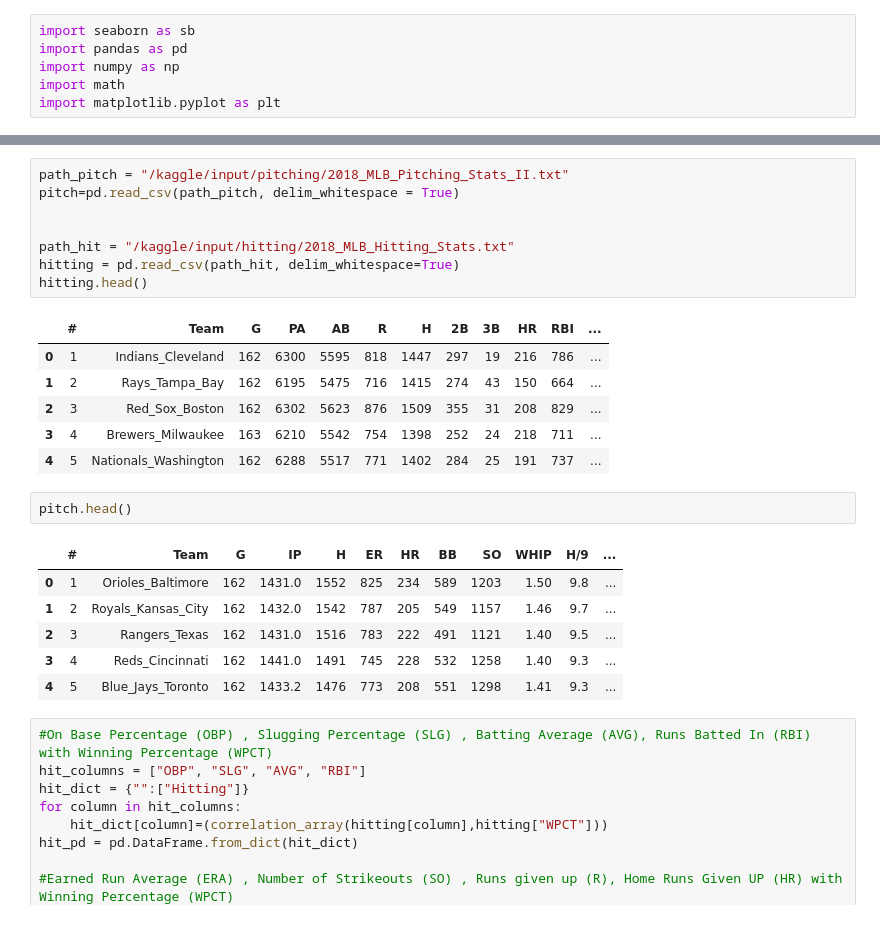
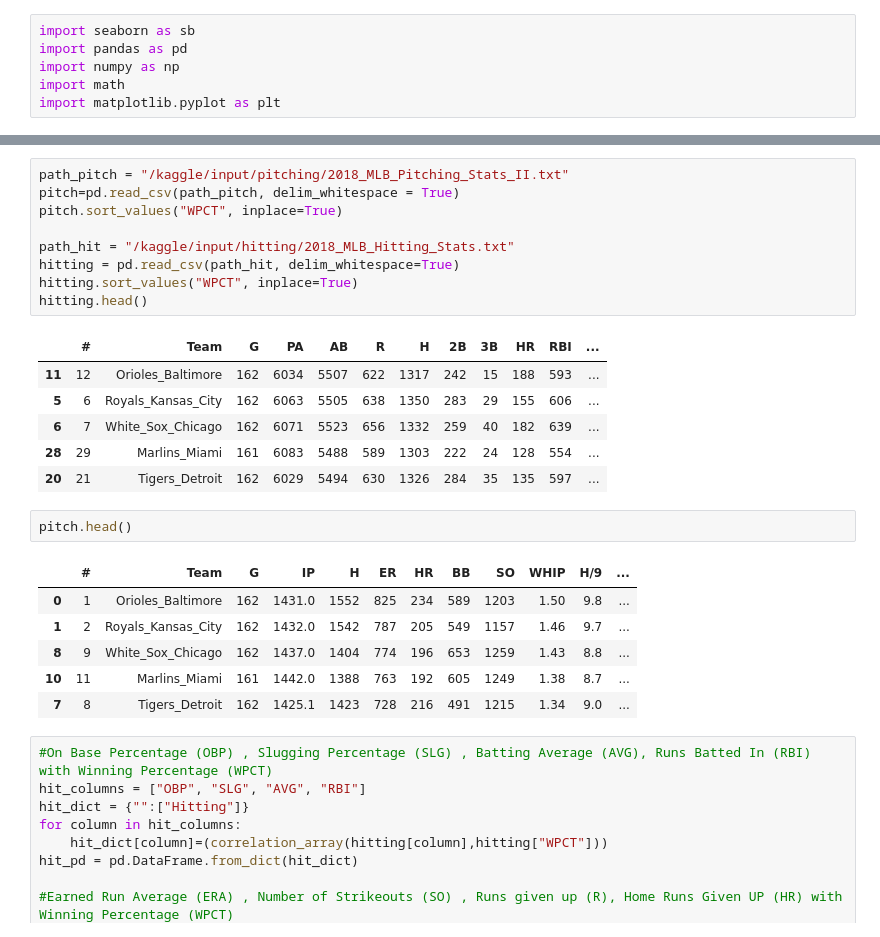
Before and after one commit to BriA827/data_analysis, a Jupyter notebook: moneyball.ipynb, the cells around one changed output, grey strips where cells are left out. Saved outputs shown, nothing was run; the diff lists cells and outputs as text.

```diff
--- a/moneyball.ipynb
+++ b/moneyball.ipynb
@@ -155,27 +156,28 @@ def old_vs_new_plot(x, y, x_title, y_title, confidence):
 # %%
 path_pitch = "/kaggle/input/pitching/2018_MLB_Pitching_Stats_II.txt"
 pitch=pd.read_csv(path_pitch, delim_whitespace = True)
-
+pitch.sort_values("WPCT", inplace=True)
 
 path_hit = "/kaggle/input/hitting/2018_MLB_Hitting_Stats.txt"
 hitting = pd.read_csv(path_hit, delim_whitespace=True)
+hitting.sort_values("WPCT", inplace=True)
 hitting.head()
 # %% [output]
 |  | # | Team | G | PA | AB | R | H | 2B | 3B | HR | RBI | ... |
-| 0 | 1 | Indians_Cleveland | 162 | 6300 | 5595 | 818 | 1447 | 297 | 19 | 216 | 786 | ... |
-| 1 | 2 | Rays_Tampa_Bay | 162 | 6195 | 5475 | 716 | 1415 | 274 | 43 | 150 | 664 | ... |
-| 2 | 3 | Red_Sox_Boston | 162 | 6302 | 5623 | 876 | 1509 | 355 | 31 | 208 | 829 | ... |
-| 3 | 4 | Brewers_Milwaukee | 163 | 6210 | 5542 | 754 | 1398 | 252 | 24 | 218 | 711 | ... |
-| 4 | 5 | Nationals_Washington | 162 | 6288 | 5517 | 771 | 1402 | 284 | 25 | 191 | 737 | ... |
+| 11 | 12 | Orioles_Baltimore | 162 | 6034 | 5507 | 622 | 1317 | 242 | 15 | 188 | 593 | ... |
+| 5 | 6 | Royals_Kansas_City | 162 | 6063 | 5505 | 638 | 1350 | 283 | 29 | 155 | 606 | ... |
+| 6 | 7 | White_Sox_Chicago | 162 | 6071 | 5523 | 656 | 1332 | 259 | 40 | 182 | 639 | ... |
+| 28 | 29 | Marlins_Miami | 161 | 6083 | 5488 | 589 | 1303 | 222 | 24 | 128 | 554 | ... |
+| 20 | 21 | Tigers_Detroit | 162 | 6029 | 5494 | 630 | 1326 | 284 | 35 | 135 | 597 | ... |
 # %%
 pitch.head()
 # %% [output]
 |  | # | Team | G | IP | H | ER | HR | BB | SO | WHIP | H/9 | ... |
 | 0 | 1 | Orioles_Baltimore | 162 | 1431.0 | 1552 | 825 | 234 | 589 | 1203 | 1.50 | 9.8 | ... |
 | 1 | 2 | Royals_Kansas_City | 162 | 1432.0 | 1542 | 787 | 205 | 549 | 1157 | 1.46 | 9.7 | ... |
-| 2 | 3 | Rangers_Texas | 162 | 1431.0 | 1516 | 783 | 222 | 491 | 1121 | 1.40 | 9.5 | ... |
-| 3 | 4 | Reds_Cincinnati | 162 | 1441.0 | 1491 | 745 | 228 | 532 | 1258 | 1.40 | 9.3 | ... |
-| 4 | 5 | Blue_Jays_Toronto | 162 | 1433.2 | 1476 | 773 | 208 | 551 | 1298 | 1.41 | 9.3 | ... |
+| 8 | 9 | White_Sox_Chicago | 162 | 1437.0 | 1404 | 774 | 196 | 653 | 1259 | 1.43 | 8.8 | ... |
+| 10 | 11 | Marlins_Miami | 161 | 1442.0 | 1388 | 763 | 192 | 605 | 1249 | 1.38 | 8.7 | ... |
+| 7 | 8 | Tigers_Detroit | 162 | 1425.1 | 1423 | 728 | 216 | 491 | 1215 | 1.34 | 9.0 | ... |
 # %%
 #On Base Percentage (OBP) , Slugging Percentage (SLG) , Batting Average (AVG), Runs Batted In (RBI) with Winning Percentage (WPCT)
 hit_columns = ["OBP", "SLG", "AVG", "RBI"]
```
Also changed, not shown: parts of 2 cells of this notebook.
